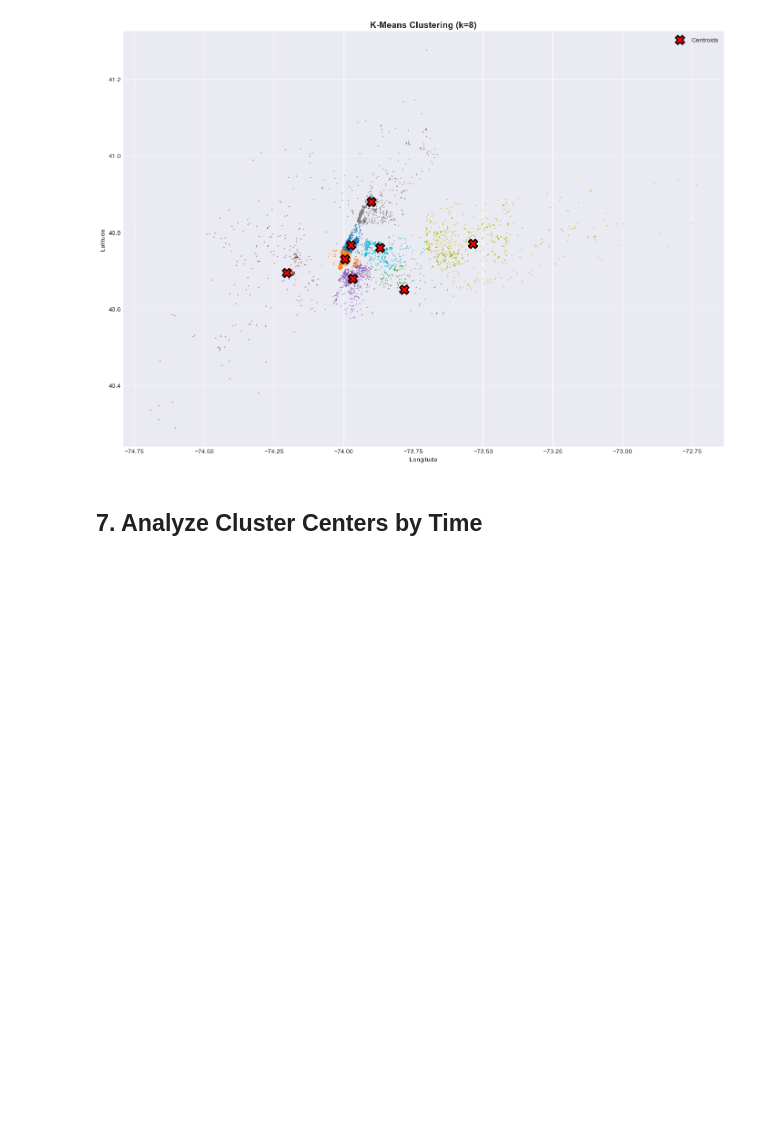
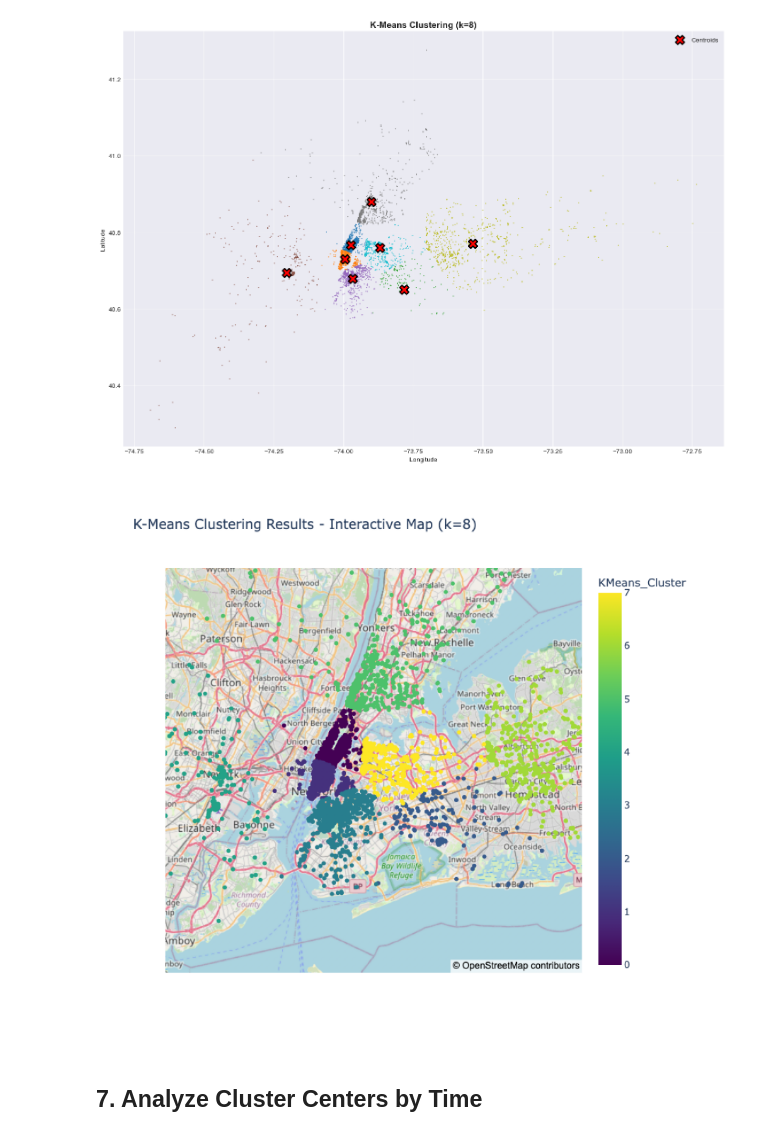
Before and after one commit to semeniuk4/unsupervised-learning-uber-data, a Jupyter notebook: task.ipynb, the cells around one changed output. Drawn from its saved outputs; the diff is of its cells as text; code cells hidden in the pictures; blank space fills up the shorter version.

Commit message:
Updated map visualization

```diff
--- a/task.ipynb
+++ b/task.ipynb
@@ -315,5 +315,14 @@ fig.write_html("kmeans_map.html")
 
 fig.show()
+# %%
+img = mpimg.imread('kmeans_map.png')
+plt.figure(figsize=(12, 8))
+plt.imshow(img)
+plt.axis('off')
+plt.tight_layout()
+plt.show()
+# %% [output]
+[figure, added]
 # %% [markdown]
 ## 7. Analyze Cluster Centers by Time
 # %%
```
Also changed, not shown: parts of 2 cells of this notebook, 2 other files.
